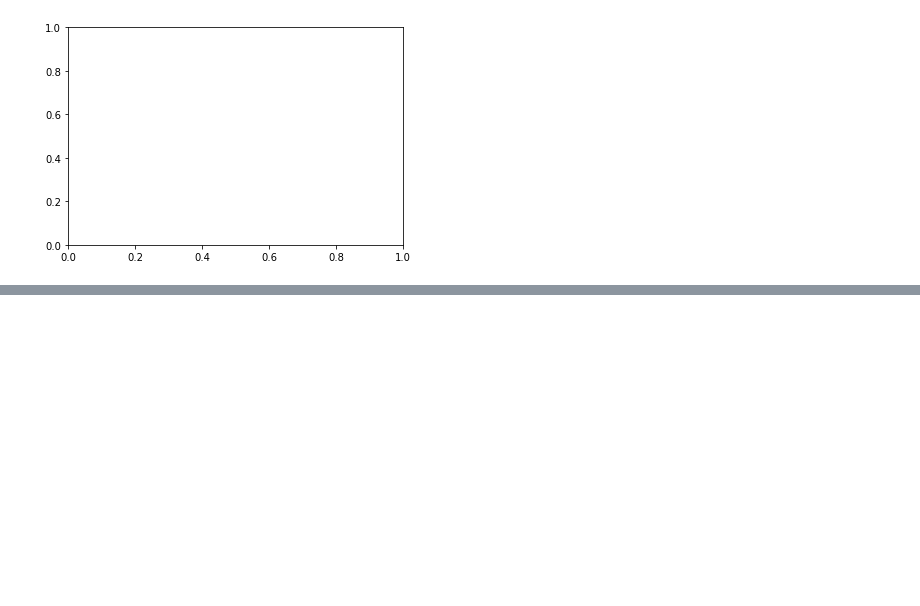
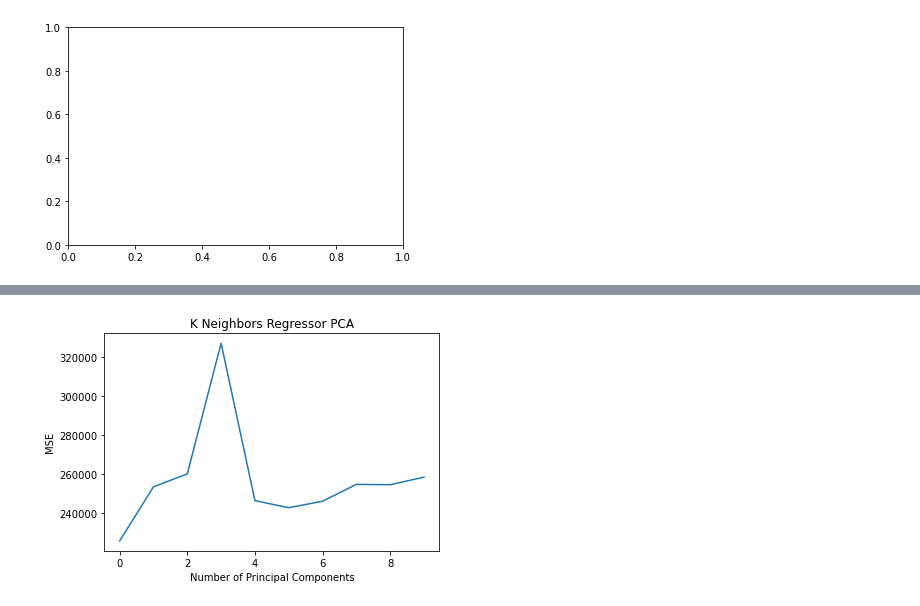
Before and after one commit to seangao14/pstat131proj, a Jupyter notebook: playground.ipynb, the cells around one changed output, grey strips where cells are left out. Drawn from its saved outputs; the diff is of its cells as text; code cells hidden in the pictures; blank space fills up the shorter version.

```diff
--- a/playground.ipynb
+++ b/playground.ipynb
@@ -533,0 +539,6 @@ plt.show()
+# %%
+from sklearn.neighbors import KNeighborsRegressor
+
+pca_plot(KNeighborsRegressor())
+# %% [output]
+[figure, added]
```
Also changed, not shown: parts of 4 cells of this notebook.
